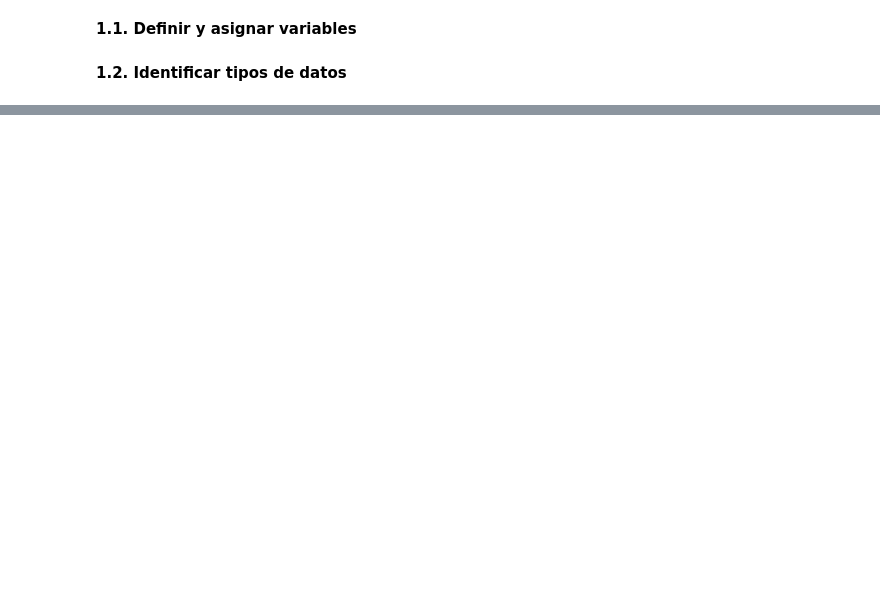
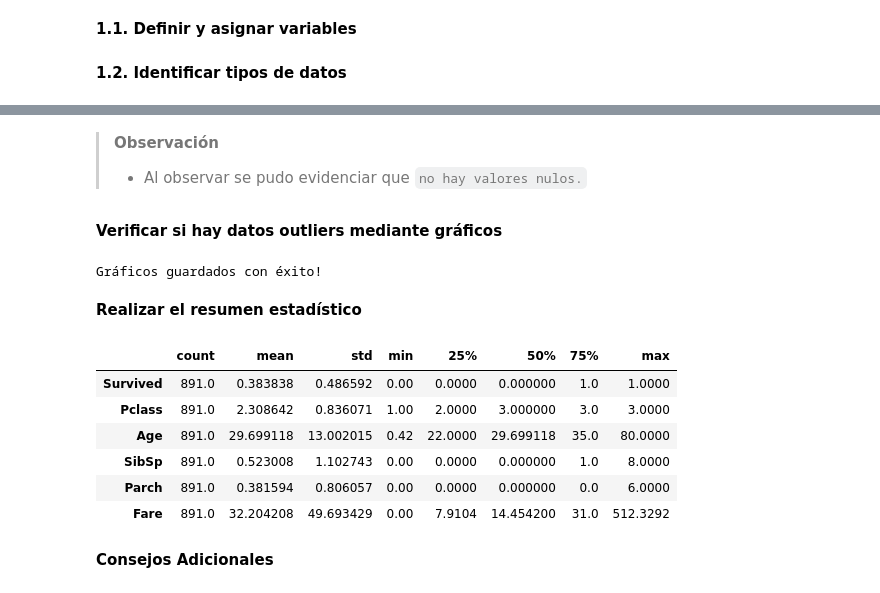
Before and after one commit to linerlander/Primeros-Pasos-en-Python, a Jupyter notebook: primeros_pasos.ipynb, the cells around one changed output, grey strips where cells are left out. Cells and saved outputs as stored; diff of their text form; code cells hidden in the pictures; blank space fills up the shorter version.

```diff
--- a/primeros_pasos.ipynb
+++ b/primeros_pasos.ipynb
@@ -55,0 +601,2 @@ def suma(a, b):
+# %%
+df = df.drop(columns = ['Cabin','PassengerId'])
@@ -55,0 +623,3 @@ def suma(a, b):
+# %%
+promedio_edad = df['Age'].mean()
+moda_embarked = df['Embarked'].mode()
@@ -55,0 +631,3 @@ def suma(a, b):
+# %%
+df['Age'] = df['Age'].fillna(promedio_edad)
+df['Embarked'] = df['Embarked'].fillna('S')
@@ -55,0 +654,5 @@ def suma(a, b):
+# %% [markdown]
+>**Observación**
+> - Al observar se pudo evidenciar que `no hay valores nulos.`
+# %% [markdown]
+**Verificar si hay datos outliers mediante gráficos**
@@ -55,0 +664,35 @@ def suma(a, b):
+# %%
+import matplotlib.pyplot as plt
+import seaborn as sns
+numeric_columns = df.select_dtypes(include='number').columns.to_list()
+
+plt.style.use('ggplot')
+sns.set_context("talk")
+
+for column in numeric_columns:
+    plt.figure(figsize=(10, 6))
+    sns.boxplot(y=df[column], color='skyblue')
+    plt.title(f'Boxplot de {column}', fontsize=16)
+    plt.ylabel('cantidad', fontsize=14)
+    plt.xlabel(column, fontsize=14)
+    plt.grid(True, linestyle='--', alpha=0.7)
+    plt.savefig(f'{output_dir}/Boxplot_de_{column}.png', bbox_inches='tight')
+    plt.close()
+
+print(f'Gráficos guardados con éxito!')
+# %% [output]
+Gráficos guardados con éxito!
+# %% [markdown]
+**Realizar el resumen estadístico**
+# %%
+df.describe().transpose()
+# %% [output]
+|  | count | mean | std | min | 25% | 50% | 75% | max |
+| Survived | 891.0 | 0.383838 | 0.486592 | 0.00 | 0.0000 | 0.000000 | 1.0 | 1.0000 |
+| Pclass | 891.0 | 2.308642 | 0.836071 | 1.00 | 2.0000 | 3.000000 | 3.0 | 3.0000 |
+| Age | 891.0 | 29.699118 | 13.002015 | 0.42 | 22.0000 | 29.699118 | 35.0 | 80.0000 |
+| SibSp | 891.0 | 0.523008 | 1.102743 | 0.00 | 0.0000 | 0.000000 | 1.0 | 8.0000 |
+| Parch | 891.0 | 0.381594 | 0.806057 | 0.00 | 0.0000 | 0.000000 | 0.0 | 6.0000 |
+| Fare | 891.0 | 32.204208 | 49.693429 | 0.00 | 7.9104 | 14.454200 | 31.0 | 512.3292 |
+# %% [markdown]
+**Consejos Adicionales**
```
Also changed, not shown: parts of 116 cells of this notebook, 8 other files.
